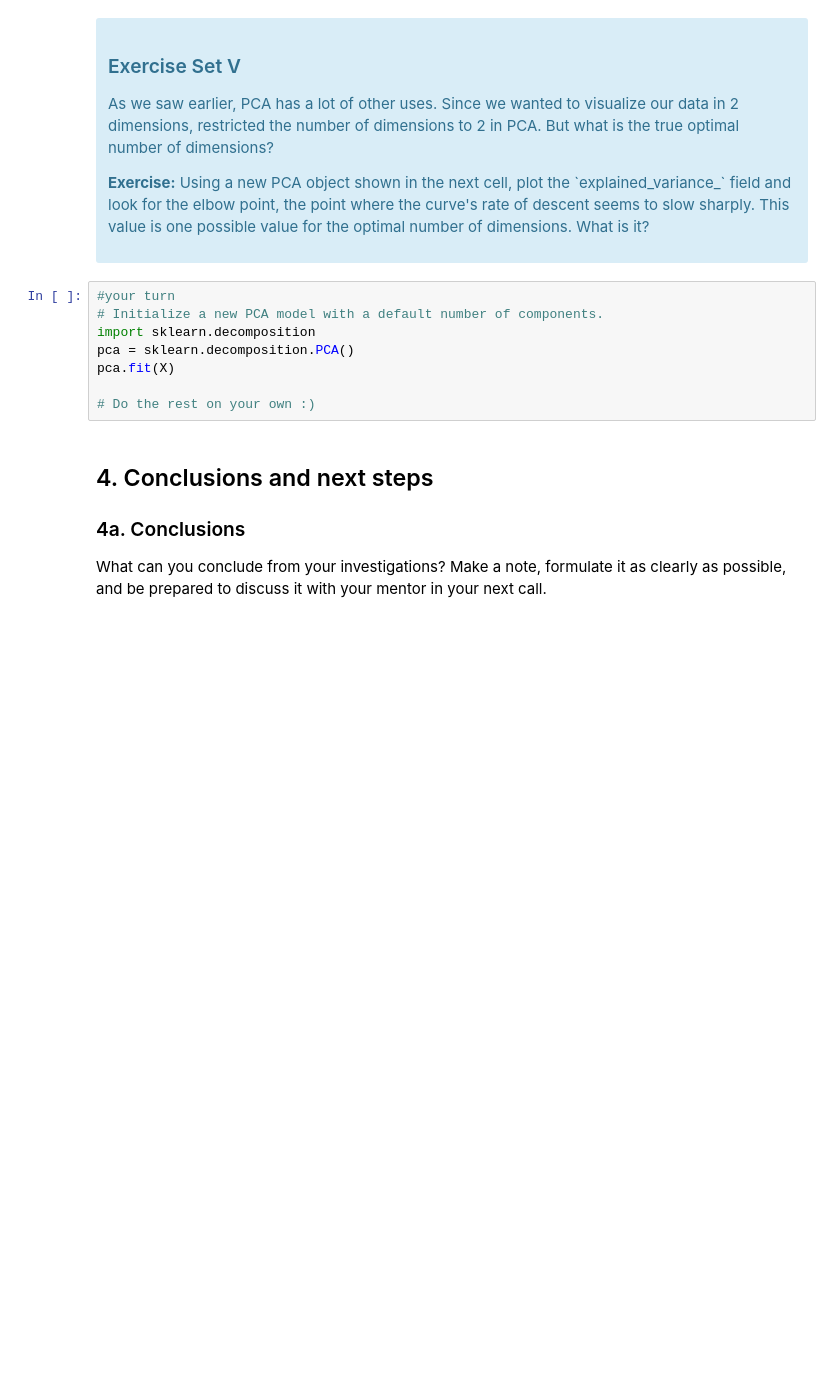
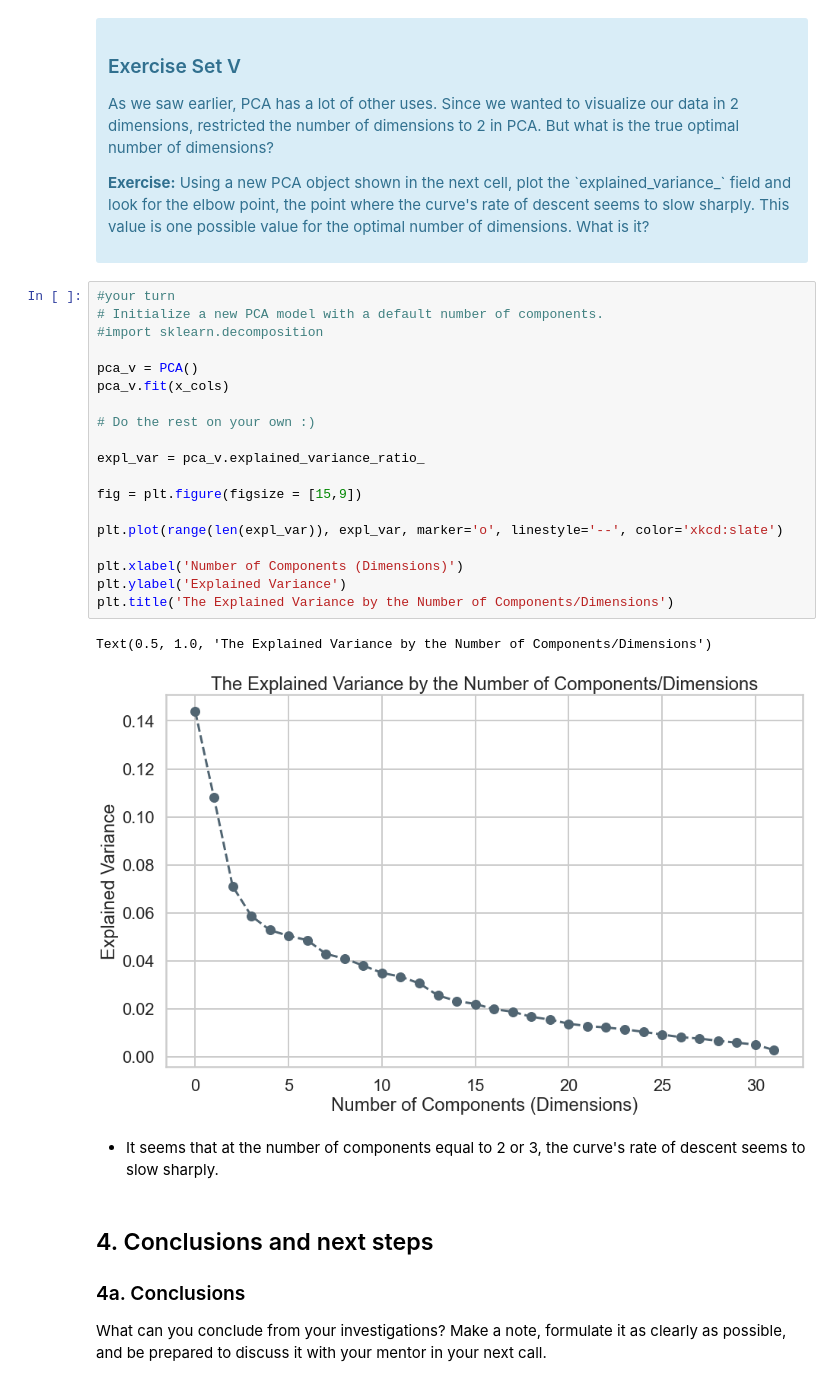
Before and after one commit to dj-m/CustomerSegmentationClustering, a Jupyter notebook: notebooks/Clustering Case Study - Customer Segmentation with K-Means - Tier 3.ipynb, the cells around one changed output. Saved outputs shown, nothing was run; the diff lists cells and outputs as text; blank space fills up the shorter version.

Commit message:
Completed Exercise V plotting out the explained variance vs. number of components of PCA model

```diff
--- a/notebooks/Clustering Case Study - Customer Segmentation with K-Means - Tier 3.ipynb
+++ b/notebooks/Clustering Case Study - Customer Segmentation with K-Means - Tier 3.ipynb
@@ -409,11 +409,27 @@ What we've done is we've taken those columns of 0/1 indicator variables, and we'
 # %%
 #your turn
 # Initialize a new PCA model with a default number of components.
-import sklearn.decomposition
-pca = sklearn.decomposition.PCA()
-pca.fit(X)
+#import sklearn.decomposition
+
+pca_v = PCA()
+pca_v.fit(x_cols)
 
 # Do the rest on your own :)
+
+expl_var = pca_v.explained_variance_ratio_
+
+fig = plt.figure(figsize = [15,9])
+
+plt.plot(range(len(expl_var)), expl_var, marker='o', linestyle='--', color='xkcd:slate')
+
+plt.xlabel('Number of Components (Dimensions)')
+plt.ylabel('Explained Variance')
+plt.title('The Explained Variance by the Number of Components/Dimensions')
+# %% [output]
+Text(0.5, 1.0, 'The Explained Variance by the Number of Components/Dimensions')
+[figure, added]
+# %% [markdown]
+- It seems that at the number of components equal to 2 or 3, the curve's rate of descent seems to slow sharply.
 # %% [markdown]
 ## 4. Conclusions and next steps
 ### 4a. Conclusions
```
Also changed, not shown: parts of 1 cell of this notebook.
